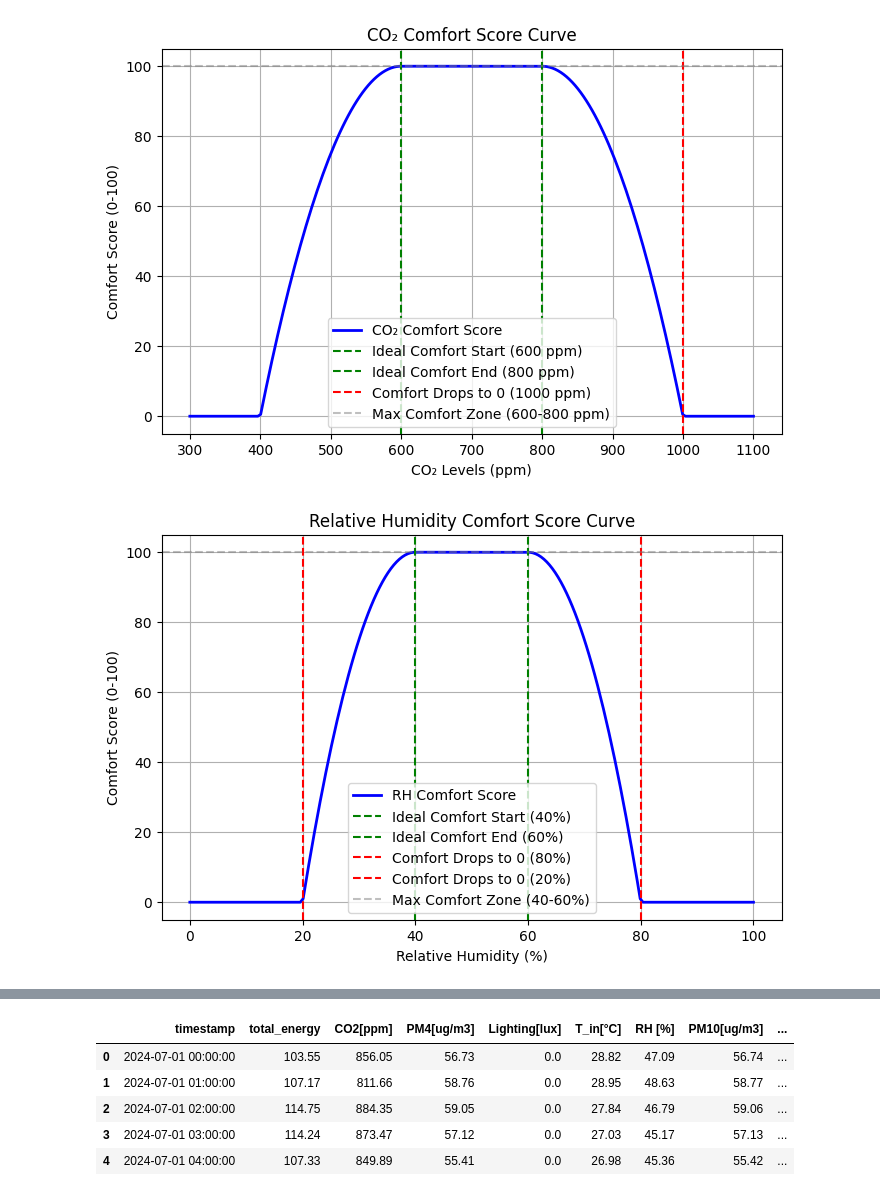
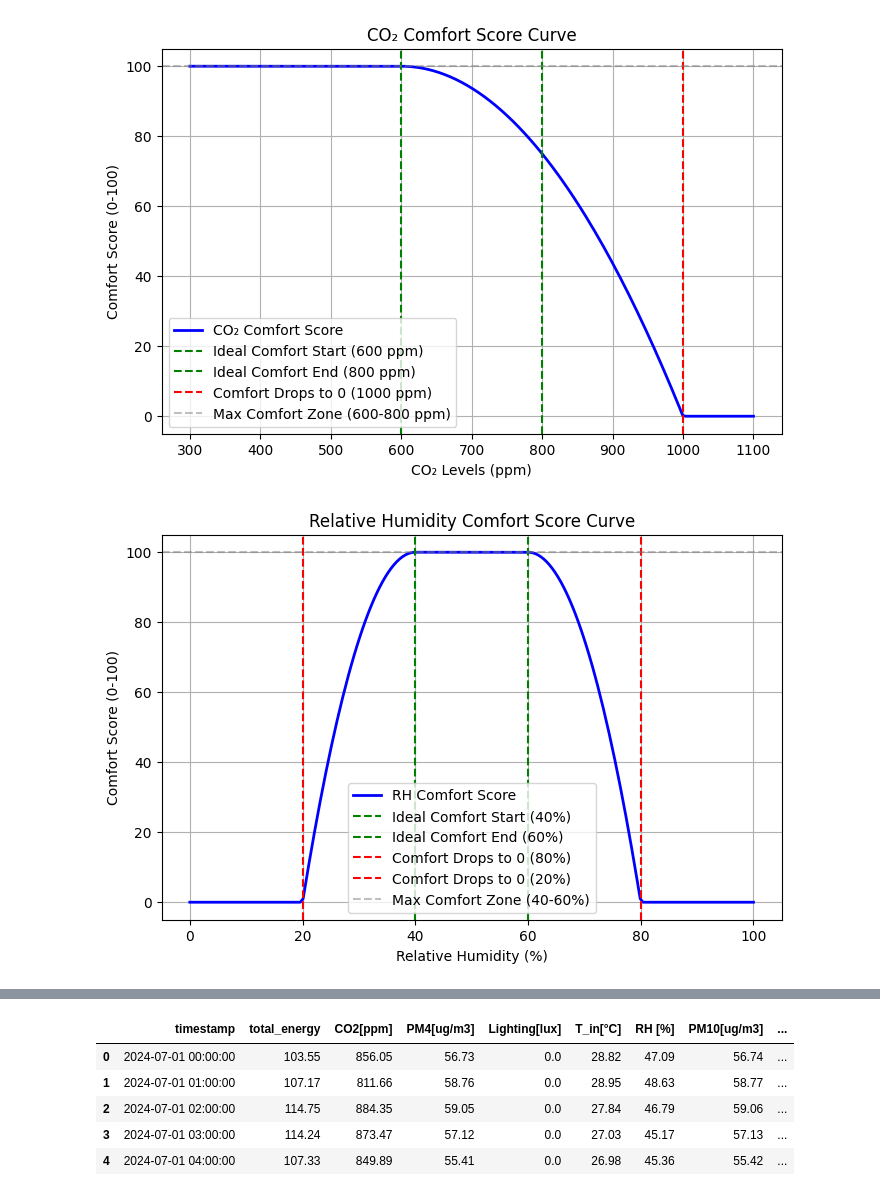
Before and after one commit to Kperis/Thesis_NILM, a Jupyter notebook: create_comfort_metric.ipynb, the cells around one changed output, grey strips where cells are left out. Saved outputs shown, nothing was run; the diff lists cells and outputs as text; code cells hidden in the pictures.

```diff
--- a/create_comfort_metric.ipynb
+++ b/create_comfort_metric.ipynb
@@ -6,7 +6,7 @@ import seaborn as sns
 import torch
 import torch.nn as nn
 # %%
-dfs = [pd.read_csv('datasets/madalena_merged/E145.csv'), pd.read_csv('datasets/madalena_merged/E146.csv'),pd.read_csv('datasets/madalena_merged/E147.csv'),pd.read_csv('datasets/madalena_merged/E148.csv'),]
+dfs = [pd.read_csv('datasets/madalena_processed_30min/E_146.csv'), pd.read_csv('datasets/madalena_processed_30min/E_147.csv')]
 
 def temperature_calc(temp):
     if temp <= 16 or temp >= 30:
@@ -19,14 +19,14 @@ def temperature_calc(temp):
         return 100 - ((temp - 24) / (30 - 24))**2 * 100
 
 def co2_comfort_score(co2):
-    if co2 <= 400 or co2 >= 1000:
+    if co2 >= 1000:
         return 0
-    elif 600 <= co2 <= 800:
+    elif co2 <= 600:
         return 100
-    elif 400 < co2 < 600:
-        return 100 - ((co2 - 600) / (600 - 400))**2 * 100
-    elif 800 < co2 < 1000:
-        return 100 - ((co2 - 800) / (1000 - 800))**2 * 100
+    elif 600 < co2 < 1000:
+        return 100 - ((co2 - 600) / (1000 - 600))**2 * 100
+    # elif 800 < co2 < 1000:
+    #     return 100 - ((co2 - 800) / (1000 - 800))**2 * 100
 
 co2_levels_fixed = np.linspace(300, 1100, 200)
 co2_scores_fixed = [co2_comfort_score(co2) for co2 in co2_levels_fixed]
@@ -72,34 +72,34 @@ plt.title("Relative Humidity Comfort Score Curve")
 plt.legend()
 plt.grid(True)
 
 plt.show()
 
 def pm25_comfort_score(pm25):
     if pm25 >= 80:
         return 0
     elif pm25 <= 12:
         return 100
     else:
         return 100 - ((pm25 - 12) / (80 - 12))**2 * 100
 
 pm25_levels_fixed = np.linspace(0, 100, 200)
 pm25_scores_fixed = [pm25_comfort_score(pm25) for pm25 in pm25_levels_fixed]
 
 
 plt.figure(figsize=(8, 5))
 plt.plot(pm25_levels_fixed, pm25_scores_fixed, label="PM2.5 Comfort Score", color="blue", linewidth=2)
 plt.axvline(x=12, linestyle="--", color="green", label="Ideal Comfort End (12 µg/m³)")
 plt.axvline(x=80, linestyle="--", color="red", label="Comfort Drops to 0 (80 µg/m³)")
 plt.axhline(y=100, linestyle="--", color="gray", alpha=0.5, label="Max Comfort Zone (0-12 µg/m³)")
 plt.xlabel("PM2.5 Levels (µg/m³)")
 plt.ylabel("Comfort Score (0-100)")
 plt.title("PM2.5 Comfort Score Curve")
 plt.legend()
 plt.grid(True)
 
 plt.show()
 # %% [output]
-[figure, old version]
+[figure, new version]
 [figure]
 [figure]
 # %%
```
Also changed, not shown: parts of 8 cells of this notebook.
